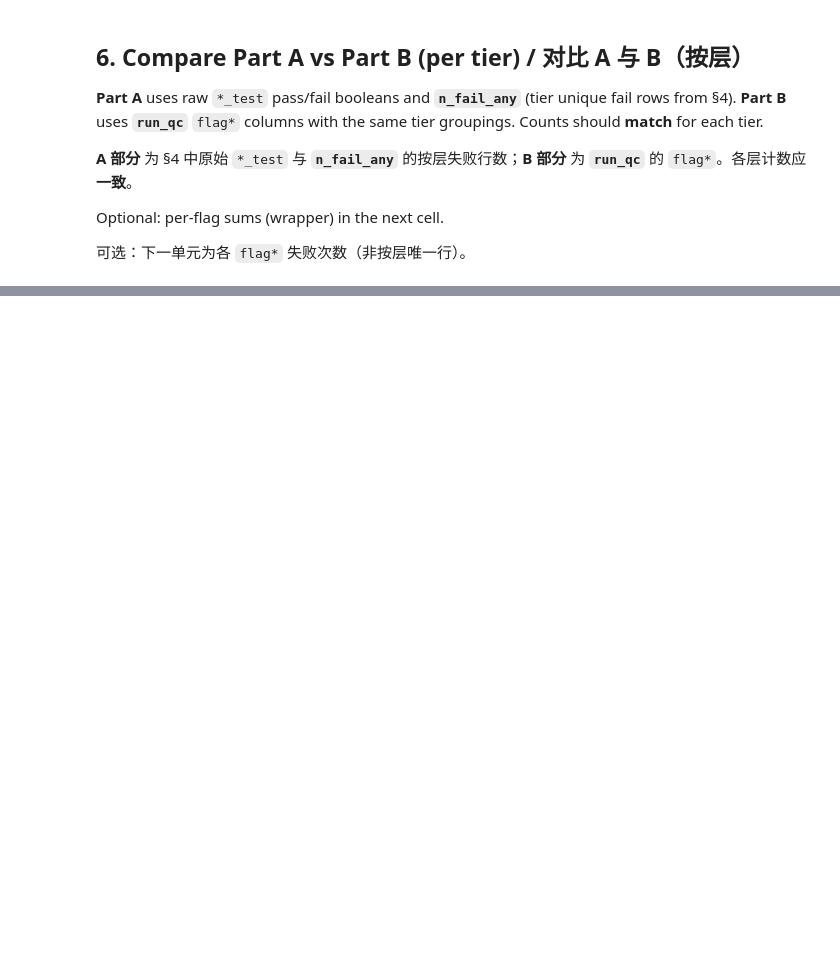
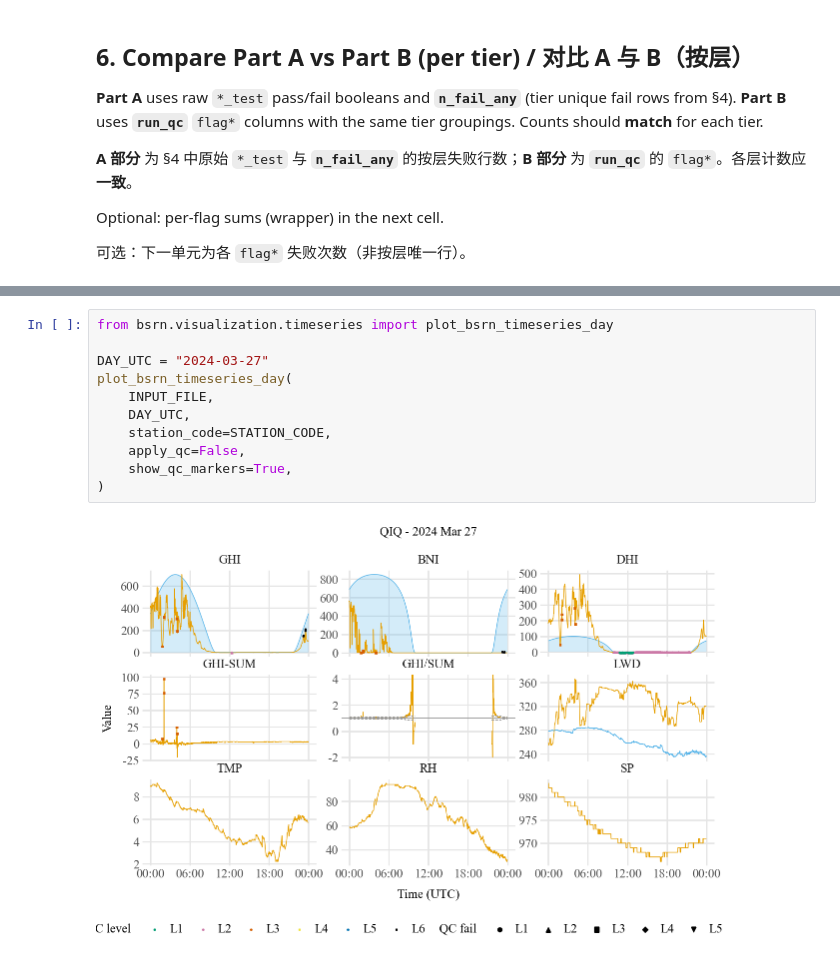
Before and after one commit to dazhiyang/bsrn, a Jupyter notebook: docs/tutorials/2.quality_control.ipynb, the cells around one changed output, grey strips where cells are left out. Cells and saved outputs as stored; diff of their text form; blank space fills up the shorter version.

```diff
--- a/docs/tutorials/2.quality_control.ipynb
+++ b/docs/tutorials/2.quality_control.ipynb
@@ -362,0 +310,13 @@ else:
+# %%
+from bsrn.visualization.timeseries import plot_bsrn_timeseries_day
+
+DAY_UTC = "2024-03-27"
+plot_bsrn_timeseries_day(
+    INPUT_FILE,
+    DAY_UTC,
+    station_code=STATION_CODE,
+    apply_qc=False,
+    show_qc_markers=True,
+)
+# %% [output]
+[figure, added]
```
Also changed, not shown: parts of 14 cells of this notebook, 14 other files.
